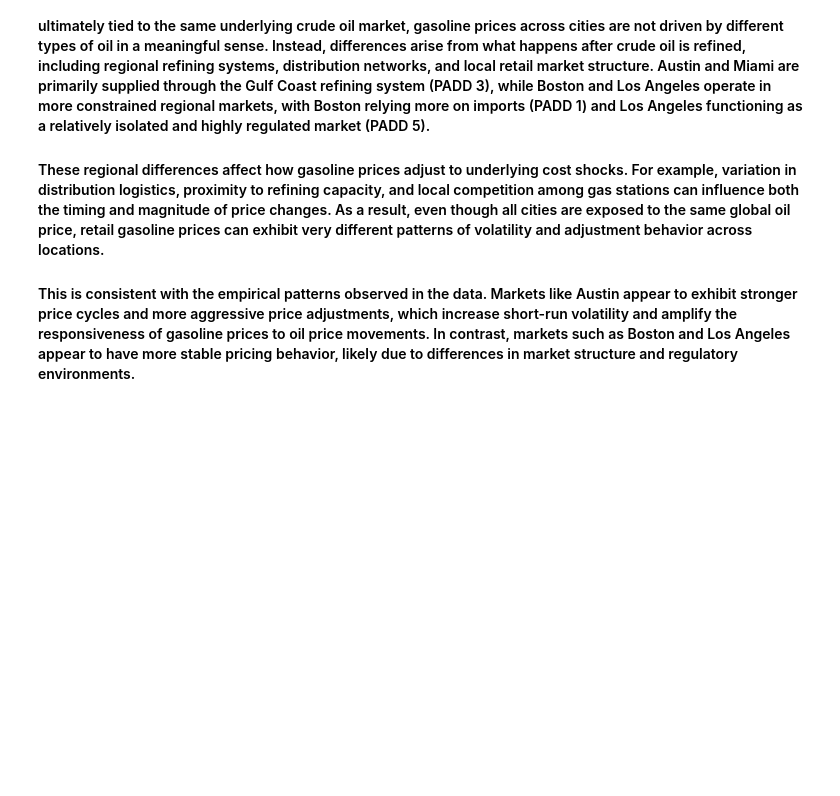
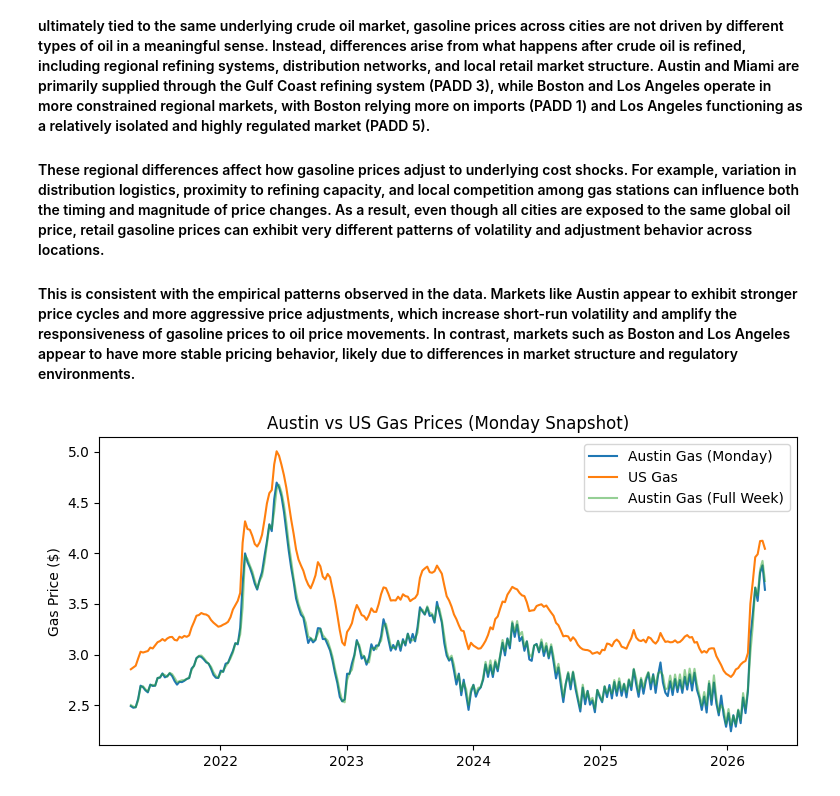
Before and after one commit to branch-anthony/time-series-gasoline-project, a Jupyter notebook: Data/qualityCheck.ipynb, the cells around one changed output. Drawn from its saved outputs; the diff is of its cells as text; code cells hidden in the pictures; blank space fills up the shorter version.

Commit message:
Add Monday dataset, ECM results (Austin vs US), volatility analysis and plots

```diff
--- a/Data/qualityCheck.ipynb
+++ b/Data/qualityCheck.ipynb
@@ -211,3 +211,19 @@ Second, the results are more consistent with a real change in price dynamics. Th
 #### These regional differences affect how gasoline prices adjust to underlying cost shocks. For example, variation in distribution logistics, proximity to refining capacity, and local competition among gas stations can influence both the timing and magnitude of price changes. As a result, even though all cities are exposed to the same global oil price, retail gasoline prices can exhibit very different patterns of volatility and adjustment behavior across locations.
 
 #### This is consistent with the empirical patterns observed in the data. Markets like Austin appear to exhibit stronger price cycles and more aggressive price adjustments, which increase short-run volatility and amplify the responsiveness of gasoline prices to oil price movements. In contrast, markets such as Boston and Los Angeles appear to have more stable pricing behavior, likely due to differences in market structure and regulatory environments.
+# %%
+df_monday = pd.read_csv("Monday_Combined_dataset.csv")
+df_monday["date"] = pd.to_datetime(df_monday["date"])
+
+plt.figure(figsize=(9,4))
+
+plt.plot(df_monday["date"], df_monday["gas_price"], label="Austin Gas (Monday)")
+plt.plot(df_monday["date"], df_monday["national_gas_price"], label="US Gas")
+plt.plot(df["date"], df["gas_price"], label="Austin Gas (Full Week)", alpha=0.5)
+
+plt.title("Austin vs US Gas Prices (Monday Snapshot)")
+plt.ylabel("Gas Price ($)")
+plt.legend()
+plt.show()
+# %% [output]
+[figure, added]
```
Also changed, not shown: parts of 1 cell of this notebook, 2 other files.
